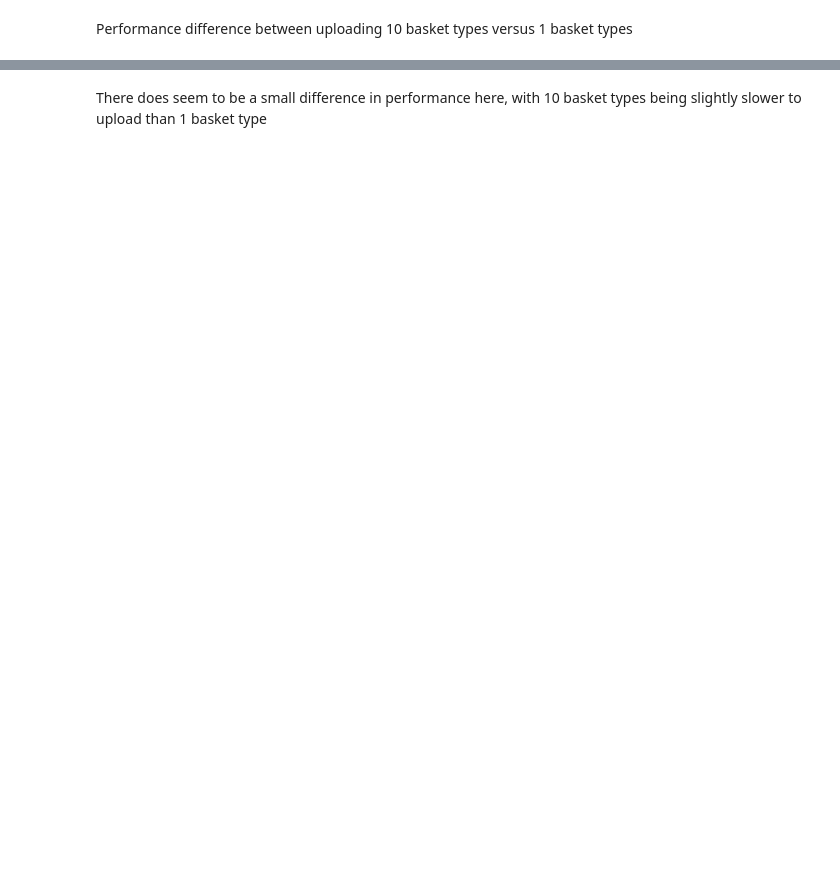
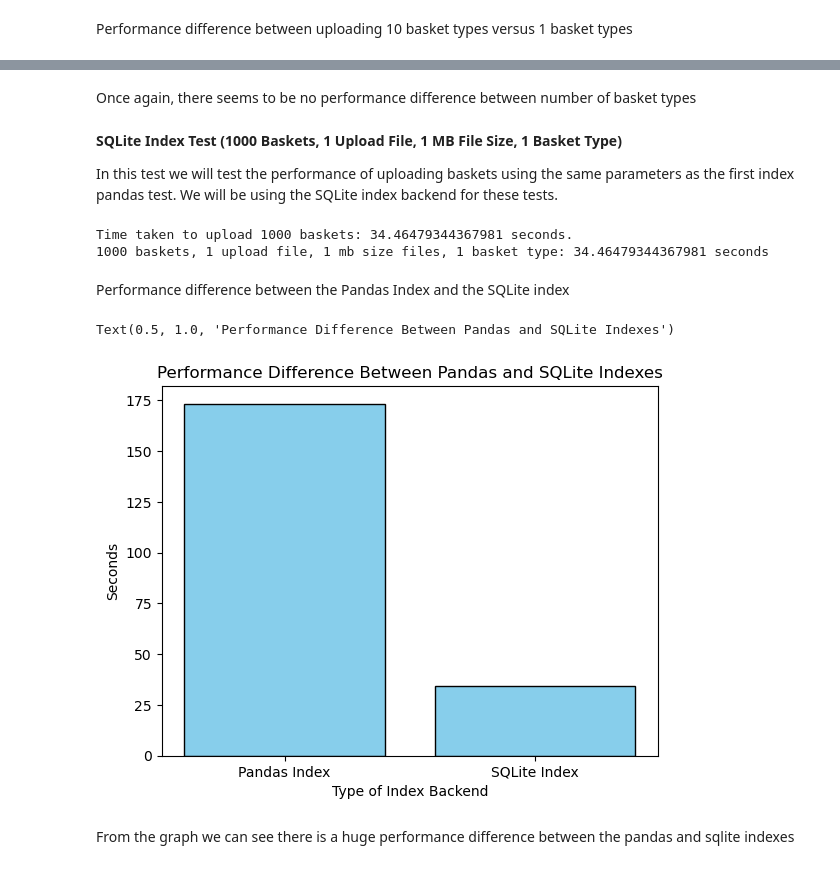
Before and after one commit to 309thEDDGE/weave, a Jupyter notebook: weave/analytics/pandas_index_upload_tests.ipynb, the cells around one changed output, grey strips where cells are left out. Saved outputs shown, nothing was run; the diff lists cells and outputs as text; code cells hidden in the pictures; blank space fills up the shorter version.

```diff
--- a/weave/analytics/pandas_index_upload_tests.ipynb
+++ b/weave/analytics/pandas_index_upload_tests.ipynb
@@ -93,2 +98,32 @@ Text(0.5, 1.0, 'Performance Difference Between 10 and 1 Basket Types')
 # %% [markdown]
-There does seem to be a small difference in performance here, with 10 basket types being slightly slower to upload than 1 basket type
+Once again, there seems to be no performance difference between number of basket types
+# %% [markdown]
+**SQLite Index Test (1000 Baskets, 1 Upload File, 1 MB File Size, 1 Basket Type)**
+
+In this test we will test the performance of uploading baskets using the same parameters as the first index pandas test. We will be using the SQLite index backend for these tests.
+# %%
+baskets = generate_dummy_baskets(basket_count=1000, file_count=1, file_size_mb=1, file_path="dummy_txt", num_basket_types=1)
+sqlite_time1 = run_index_basket_upload_test(basket_list=baskets, index=IndexSQLite, pantry_path="dummy_pantry")
+print(f"1000 baskets, 1 upload file, 1 mb size files, 1 basket type: {sqlite_time1} seconds")
+shutil.rmtree("dummy_txt")
+shutil.rmtree("dummy_pantry")
+os.remove("dummy_pantry.db")
+# %% [output]
+Time taken to upload 1000 baskets: 34.46479344367981 seconds.
+1000 baskets, 1 upload file, 1 mb size files, 1 basket type: 34.46479344367981 seconds
+# %% [markdown]
+Performance difference between the Pandas Index and the SQLite index
+# %%
+categories = ["Pandas Index", "SQLite Index"]
+values = [pandas_time1, sqlite_time1]
+
+plt.bar(categories, values, color='skyblue', edgecolor='black')
+
+plt.xlabel('Type of Index Backend')
+plt.ylabel('Seconds')
+plt.title('Performance Difference Between Pandas and SQLite Indexes')
+# %% [output]
+Text(0.5, 1.0, 'Performance Difference Between Pandas and SQLite Indexes')
+[figure, added]
+# %% [markdown]
+From the graph we can see there is a huge performance difference between the pandas and sqlite indexes
```
Also changed, not shown: parts of 9 cells of this notebook.
